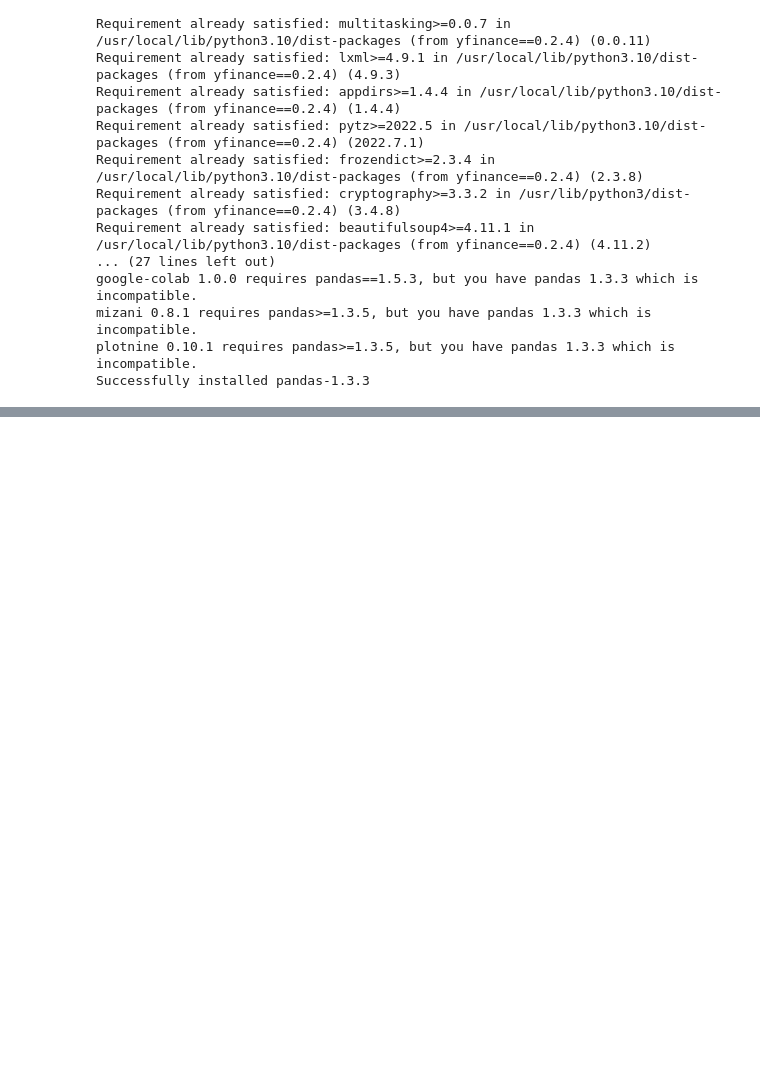
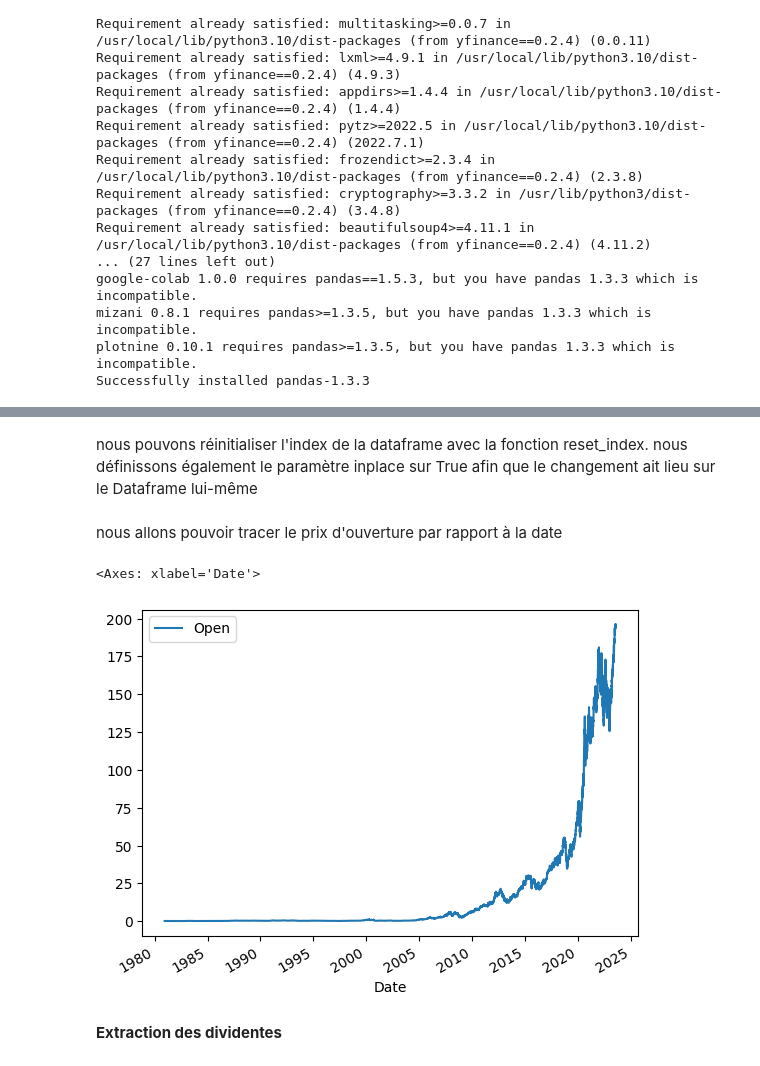
Before and after one commit to ndohvich/Web_Scrapping_Python_Coursera_IBM, a Jupyter notebook: projet1.ipynb, the cells around one changed output, grey strips where cells are left out. Drawn from its saved outputs; the diff is of its cells as text; code cells hidden in the pictures; blank space fills up the shorter version.

```diff
--- a/projet1.ipynb
+++ b/projet1.ipynb
@@ -30,0 +40,3 @@ Successfully installed pandas-1.3.3
+# %%
+apple=yf.Ticker("AAPL")
+print(apple)
@@ -30,0 +100,3 @@ Successfully installed pandas-1.3.3
+# %%
+apple_share_price_data = apple.history(period="max")
+print(type(apple_share_price_data))
@@ -30,0 +117,13 @@ Successfully installed pandas-1.3.3
+# %% [markdown]
+nous pouvons réinitialiser l'index de la dataframe avec la fonction reset_index. nous définissons également le paramètre inplace sur True afin que le changement ait lieu sur le Dataframe lui-même
+# %%
+apple_share_price_data.reset_index(inplace=True)
+# %% [markdown]
+nous allons pouvoir tracer le prix d'ouverture par rapport à la date
+# %%
+apple_share_price_data.plot(x="Date", y="Open")
+# %% [output]
+<Axes: xlabel='Date'>
+[figure, added]
+# %% [markdown]
+**Extraction des dividentes**
```
Also changed, not shown: parts of 23 cells of this notebook.
